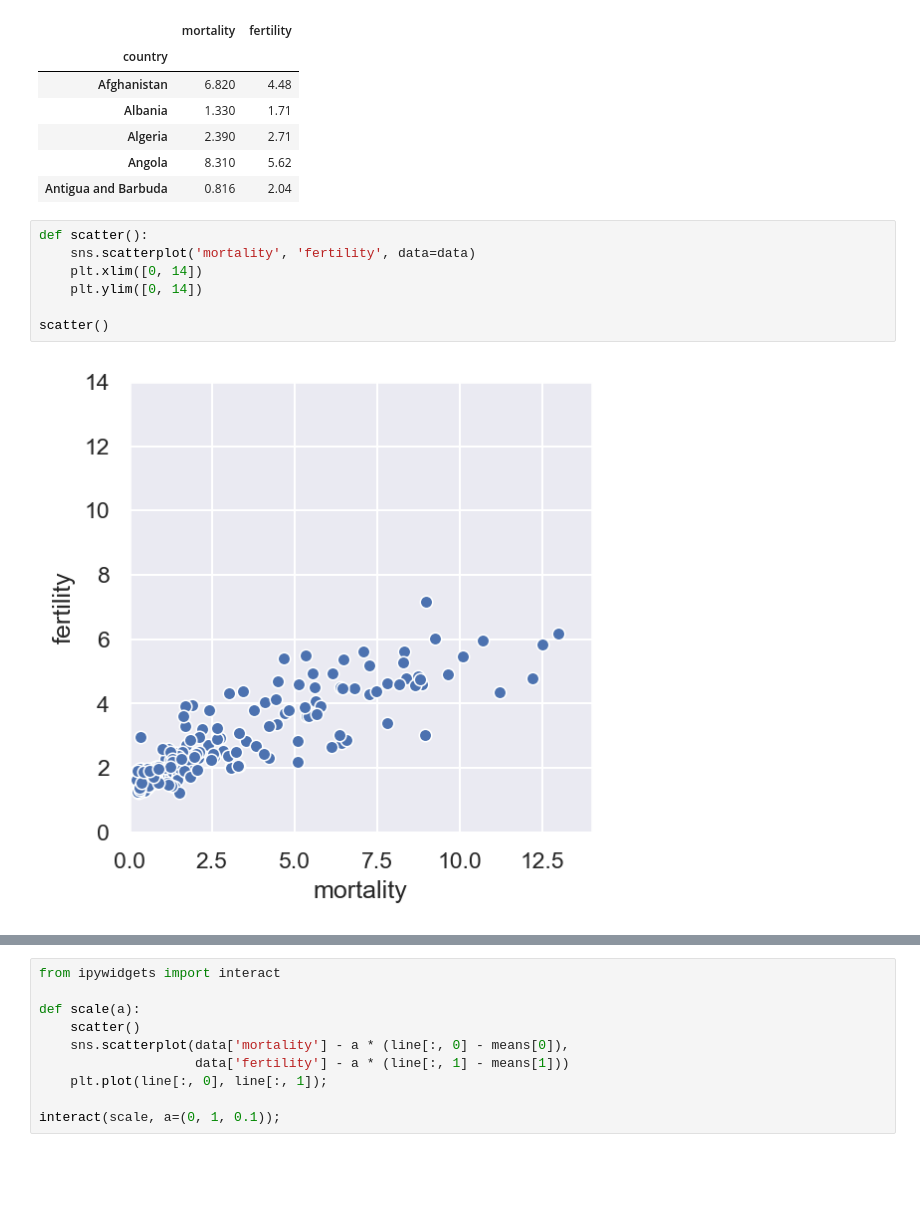
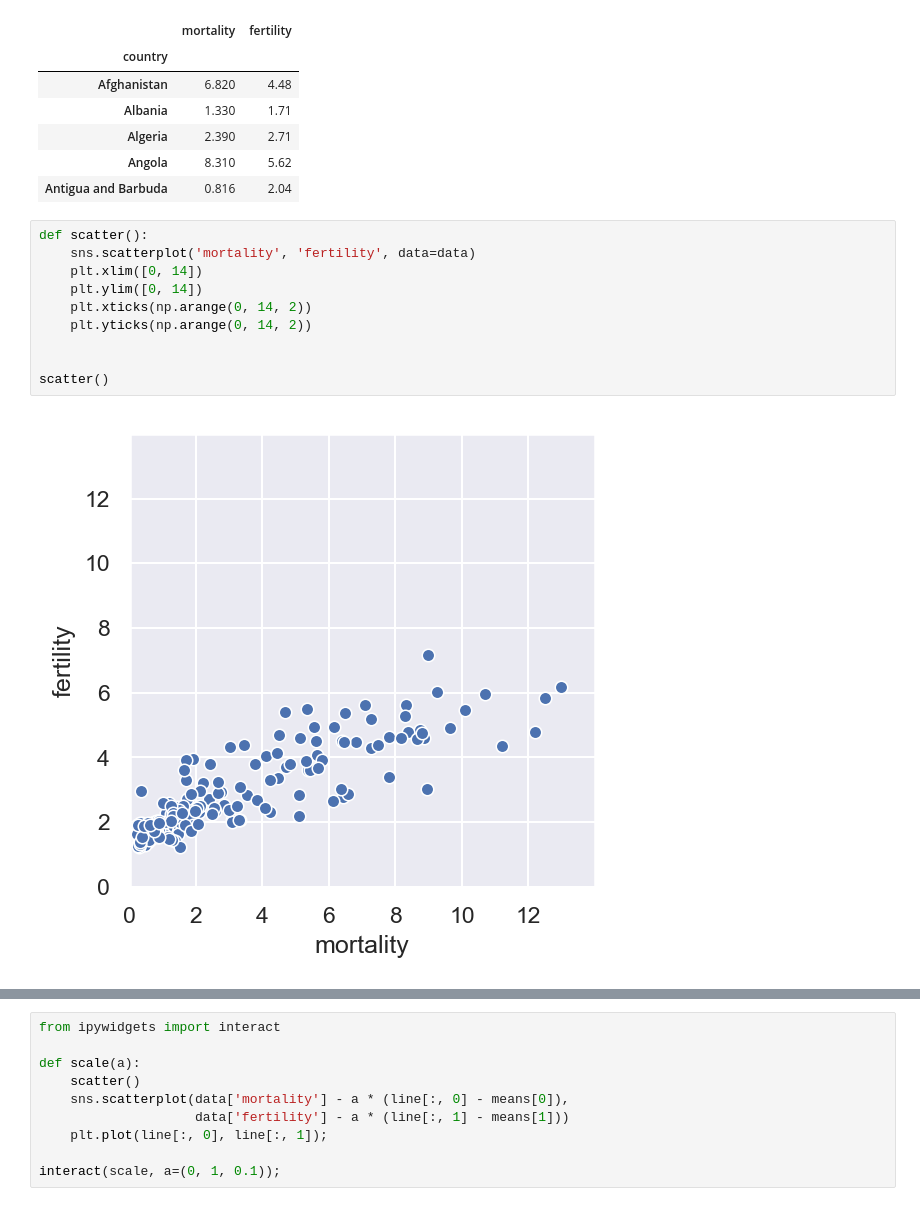
Before and after one commit to zhugeyicixin/DataSci200, a Jupyter notebook: lectures/lec09/principal component analysis.ipynb, the cells around one changed output, grey strips where cells are left out. Drawn from its saved outputs; the diff is of its cells as text; blank space fills up the shorter version.

```diff
--- a/lectures/lec09/principal component analysis.ipynb
+++ b/lectures/lec09/principal component analysis.ipynb
@@ -36,11 +31,14 @@ data.head()
 # %%
 def scatter():
     sns.scatterplot('mortality', 'fertility', data=data)
     plt.xlim([0, 14])
     plt.ylim([0, 14])
+    plt.xticks(np.arange(0, 14, 2))
+    plt.yticks(np.arange(0, 14, 2))
+
 
 scatter()
 # %% [output]
-[figure, old version]
+[figure, new version]
 # %%
 x, y = data['mortality'], data['fertility']
```
Also changed, not shown: parts of 4 cells of this notebook, 5 other files.
